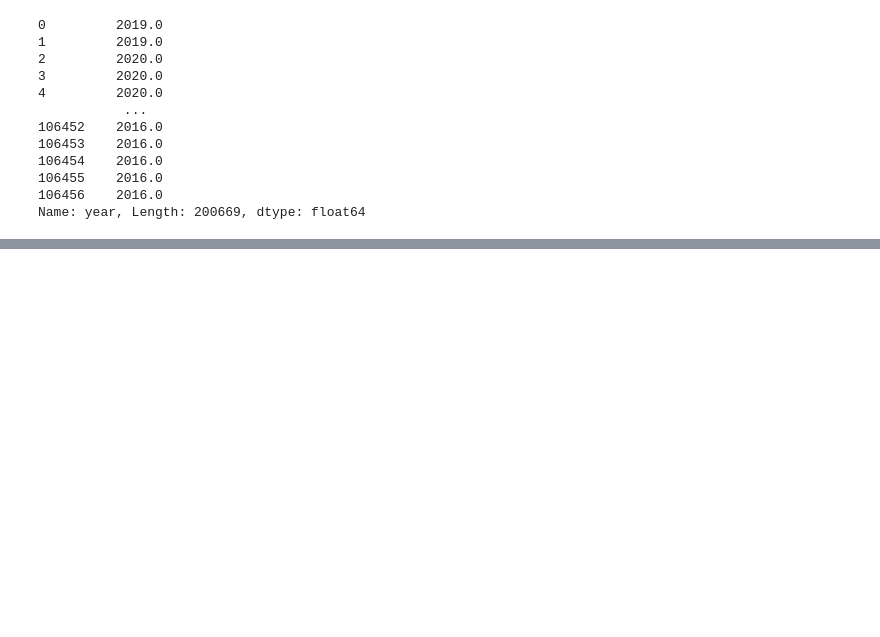
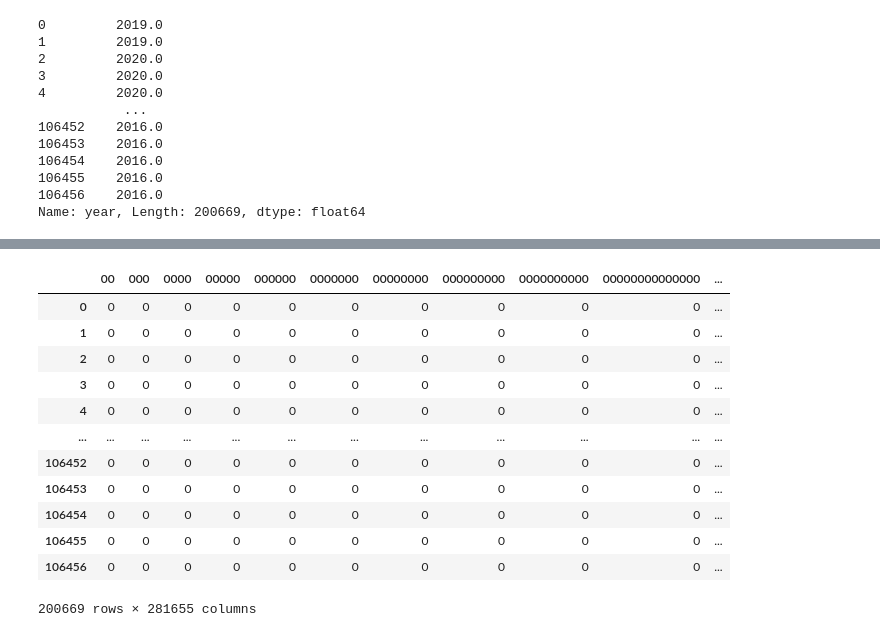
Before and after one commit to mkkhanzadi/AFdataanalysis, a Jupyter notebook: ComparativeDataAnalysis/Comparative 2.ipynb, the cells around one changed output, grey strips where cells are left out. Saved outputs shown, nothing was run; the diff lists cells and outputs as text; code cells hidden in the pictures; blank space fills up the shorter version.

```diff
--- a/ComparativeDataAnalysis/Comparative 2.ipynb
+++ b/ComparativeDataAnalysis/Comparative 2.ipynb
@@ -88,0 +190,2 @@ Index(['Link', 'Date', 'Username', 'Message', 'Country', 'Like', 'Topic',
+# %%
+data = pd.read_pickle('corpus.pkl')
@@ -88,0 +228,3 @@ Index(['Link', 'Date', 'Username', 'Message', 'Country', 'Like', 'Topic',
+# %%
+commonwords = pd.Series(' '.join(data.Message_punct).split()).value_counts()[:15]
+commonwords
@@ -88,0 +248,27 @@ Index(['Link', 'Date', 'Username', 'Message', 'Country', 'Like', 'Topic',
+# %%
+from sklearn.feature_extraction import text
+from sklearn.feature_extraction.text import CountVectorizer
+#add new stopwords
+stop_words = text.ENGLISH_STOP_WORDS.union(commonwords)
+
+# Recreate document-term matrix which excludes additional stop words
+cv = CountVectorizer(stop_words=stop_words)
+data_cv = cv.fit_transform(data.Message_punct)
+dtm_stop = pd.DataFrame(data_cv.toarray(), columns=cv.get_feature_names())
+dtm_stop.index = data.index
+
+dtm_stop
+# %% [output]
+|  | 00 | 000 | 0000 | 00000 | 000000 | 0000000 | 00000000 | 000000000 | 0000000000 | 00000000000000 | ... |
+| 0 | 0 | 0 | 0 | 0 | 0 | 0 | 0 | 0 | 0 | 0 | ... |
+| 1 | 0 | 0 | 0 | 0 | 0 | 0 | 0 | 0 | 0 | 0 | ... |
+| 2 | 0 | 0 | 0 | 0 | 0 | 0 | 0 | 0 | 0 | 0 | ... |
+| 3 | 0 | 0 | 0 | 0 | 0 | 0 | 0 | 0 | 0 | 0 | ... |
+| 4 | 0 | 0 | 0 | 0 | 0 | 0 | 0 | 0 | 0 | 0 | ... |
+| ... | ... | ... | ... | ... | ... | ... | ... | ... | ... | ... | ... |
+| 106452 | 0 | 0 | 0 | 0 | 0 | 0 | 0 | 0 | 0 | 0 | ... |
+| 106453 | 0 | 0 | 0 | 0 | 0 | 0 | 0 | 0 | 0 | 0 | ... |
+| 106454 | 0 | 0 | 0 | 0 | 0 | 0 | 0 | 0 | 0 | 0 | ... |
+| 106455 | 0 | 0 | 0 | 0 | 0 | 0 | 0 | 0 | 0 | 0 | ... |
+| 106456 | 0 | 0 | 0 | 0 | 0 | 0 | 0 | 0 | 0 | 0 | ... |
+200669 rows × 281655 columns
```
Also changed, not shown: parts of 92 cells of this notebook.
